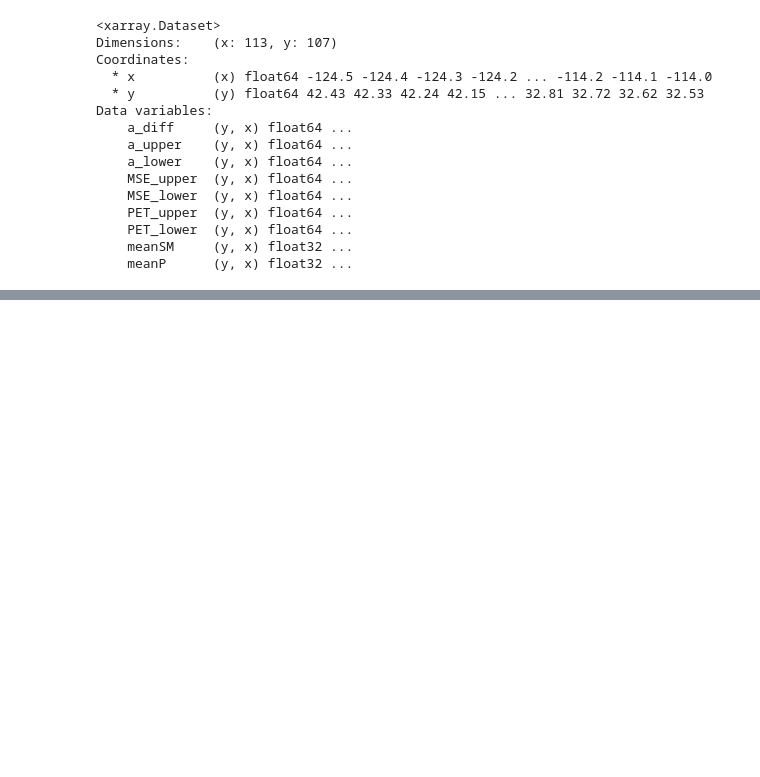
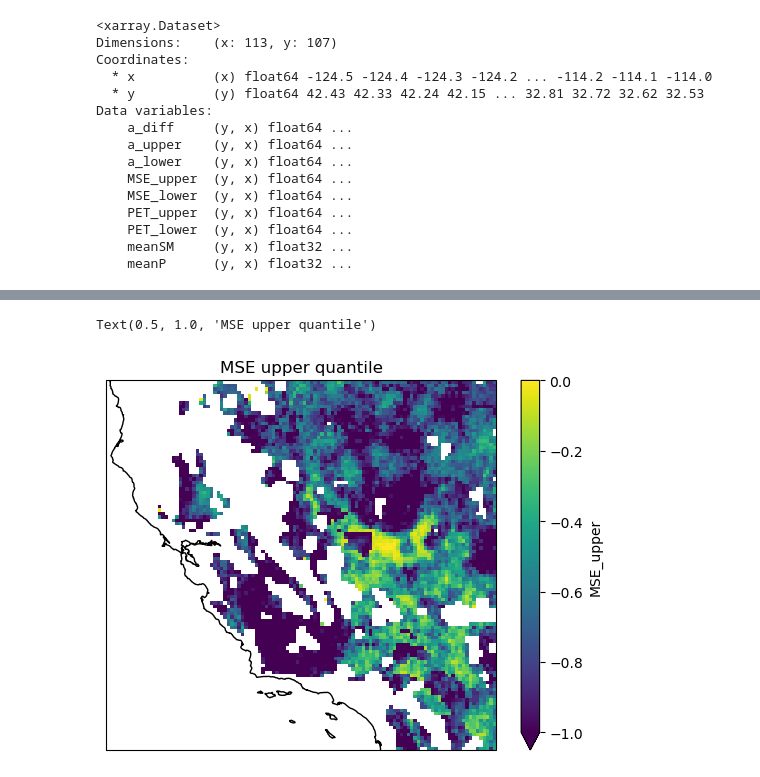
Before and after one commit to RY4GIT/SMSigxSMAP, a Jupyter notebook: 2_code_to_analyze/test_output.ipynb, the cells around one changed output, grey strips where cells are left out. Drawn from its saved outputs; the diff is of its cells as text; code cells hidden in the pictures; blank space fills up the shorter version.

```diff
--- a/2_code_to_analyze/test_output.ipynb
+++ b/2_code_to_analyze/test_output.ipynb
@@ -33,0 +34,8 @@ Data variables:
+# %%
+ax = plt.axes(projection=ccrs.PlateCarree())
+ax.coastlines()
+ds.MSE_upper.plot(ax=ax, vmax=0, vmin=-1)
+ax.set_title('MSE upper quantile')
+# %% [output]
+Text(0.5, 1.0, 'MSE upper quantile')
+[figure, added]
```
Also changed, not shown: parts of 14 cells of this notebook, 1 other file.
